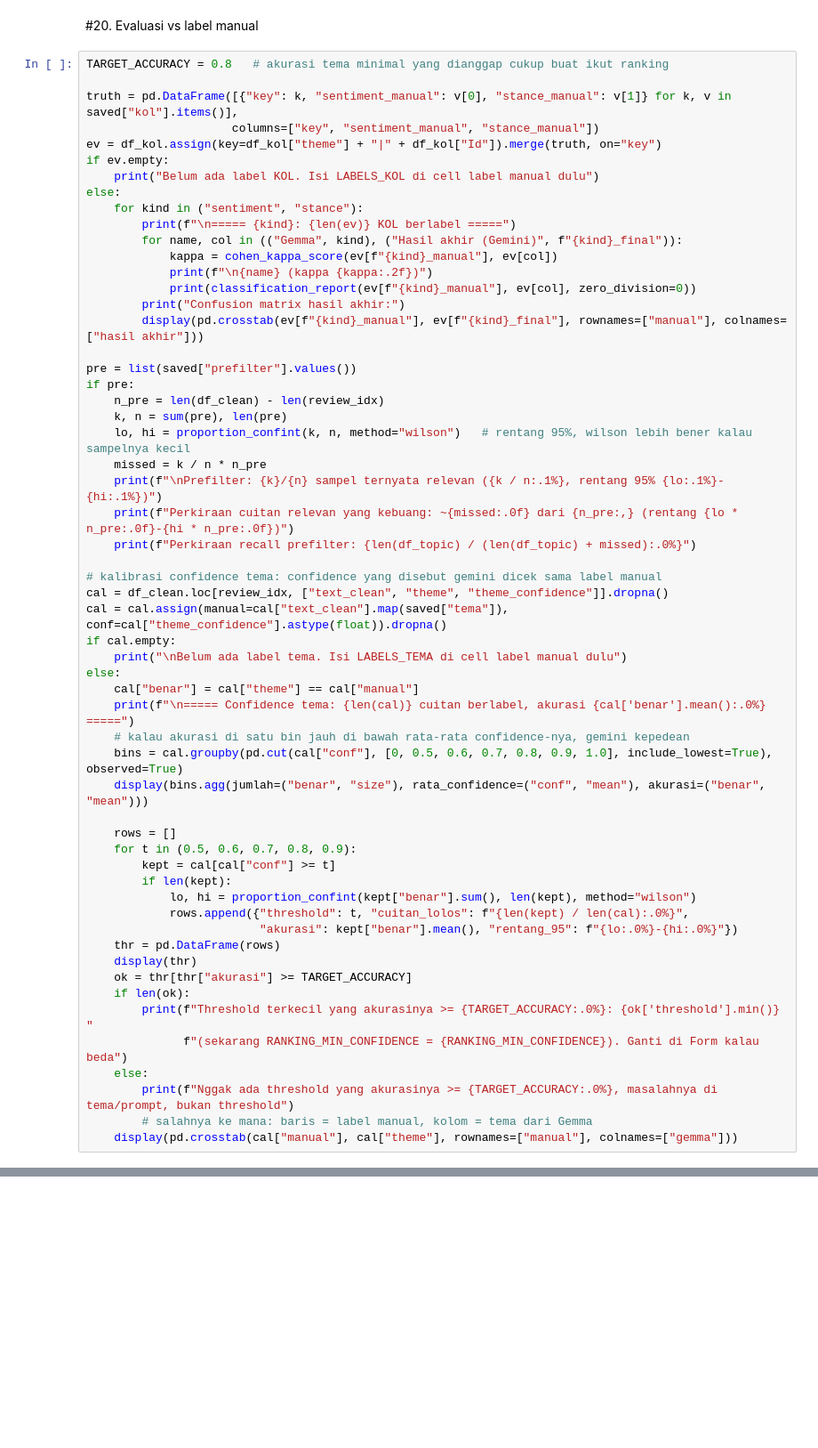
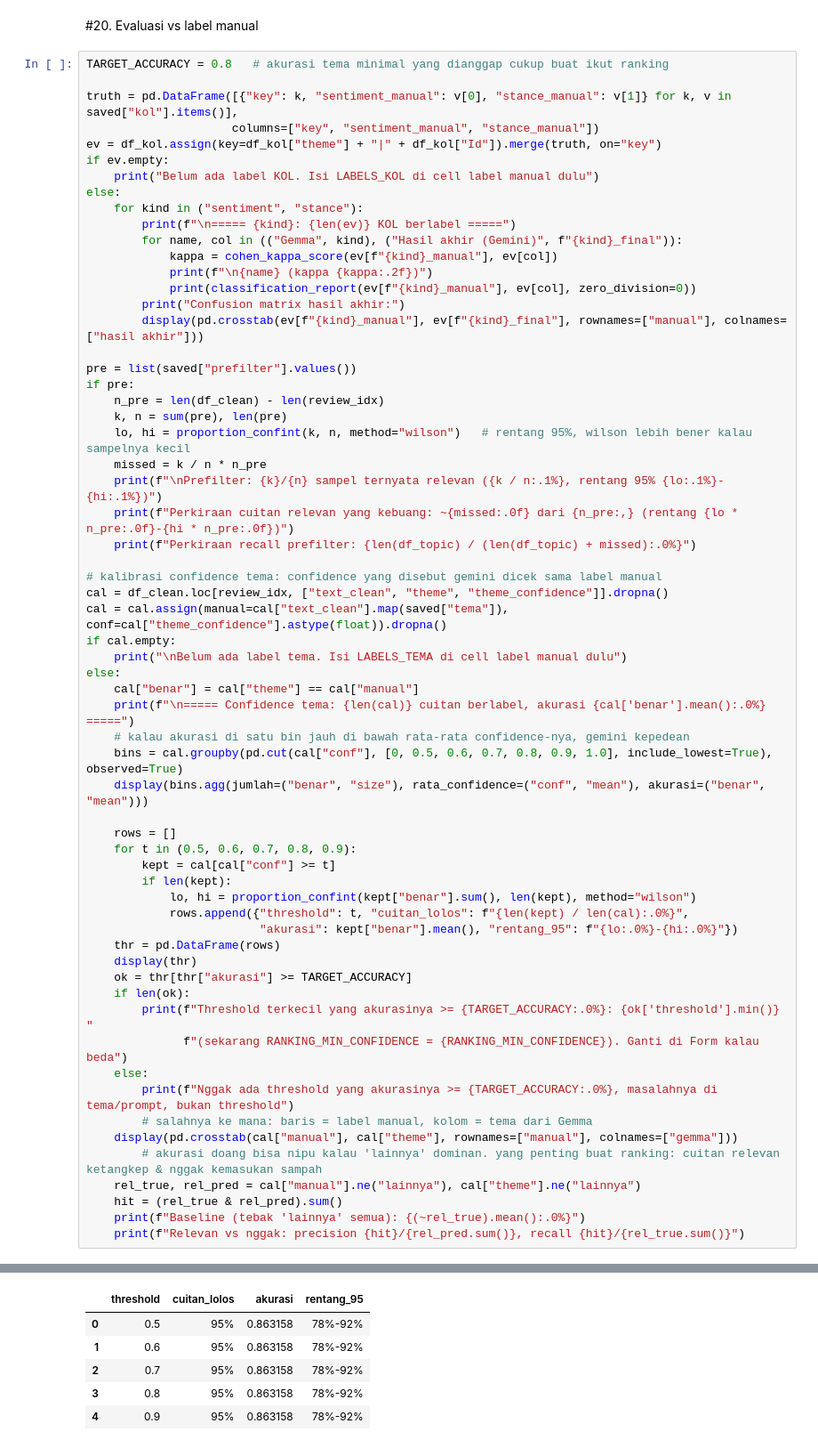
Before and after one commit to aldo02032004/naufaldo.github.io, a Jupyter notebook: kol_network_stance.ipynb, the cells around one changed output, grey strips where cells are left out. Shown at 89% size. Saved outputs shown, nothing was run; the diff lists cells and outputs as text; blank space fills up the shorter version.

```diff
--- a/kol_network_stance.ipynb
+++ b/kol_network_stance.ipynb
@@ -1096,3 +1199,9 @@ else:
         print(f"Nggak ada threshold yang akurasinya >= {TARGET_ACCURACY:.0%}, masalahnya di tema/prompt, bukan threshold")
         # salahnya ke mana: baris = label manual, kolom = tema dari Gemma
     display(pd.crosstab(cal["manual"], cal["theme"], rownames=["manual"], colnames=["gemma"]))
+        # akurasi doang bisa nipu kalau 'lainnya' dominan. yang penting buat ranking: cuitan relevan ketangkep & nggak kemasukan sampah
+    rel_true, rel_pred = cal["manual"].ne("lainnya"), cal["theme"].ne("lainnya")
+    hit = (rel_true & rel_pred).sum()
+    print(f"Baseline (tebak 'lainnya' semua): {(~rel_true).mean():.0%}")
+    print(f"Relevan vs nggak: precision {hit}/{rel_pred.sum()}, recall {hit}/{rel_true.sum()}")
+# %% [output]
@@ -1098,0 +1262,6 @@ else:
+|  | threshold | cuitan_lolos | akurasi | rentang_95 |
+| 0 | 0.5 | 95% | 0.863158 | 78%-92% |
+| 1 | 0.6 | 95% | 0.863158 | 78%-92% |
+| 2 | 0.7 | 95% | 0.863158 | 78%-92% |
+| 3 | 0.8 | 95% | 0.863158 | 78%-92% |
+| 4 | 0.9 | 95% | 0.863158 | 78%-92% |
```
Also changed, not shown: parts of 9 cells of this notebook.
